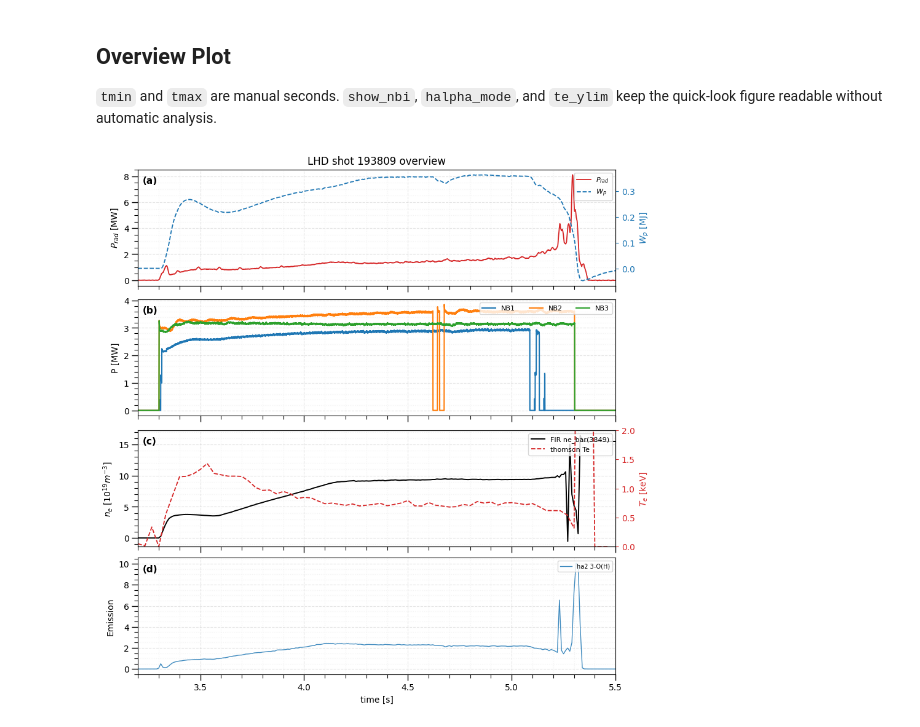
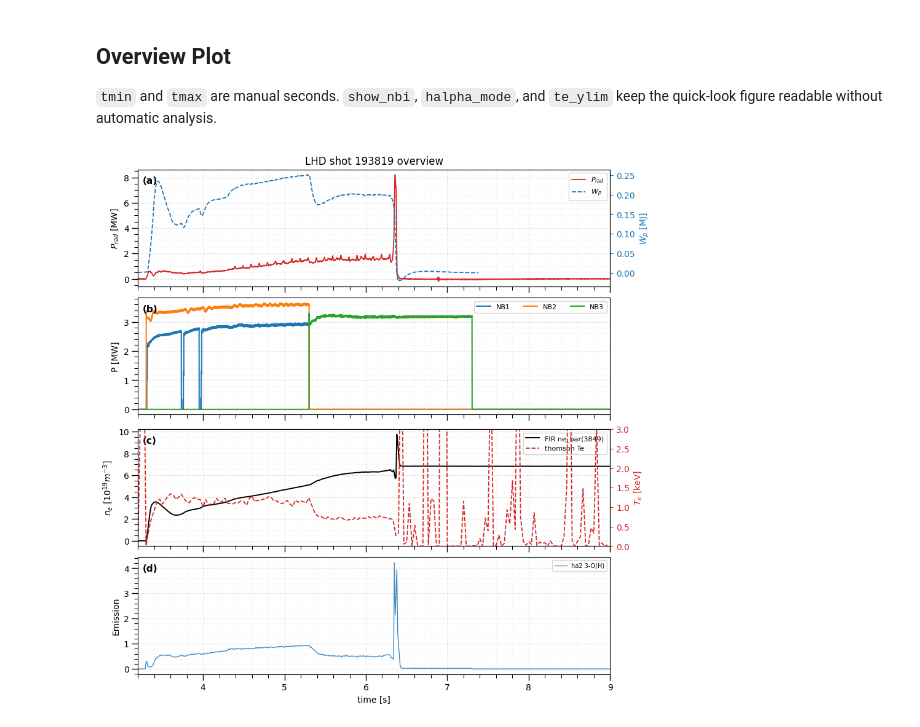
Before and after one commit to queezz/lhd-data, a Jupyter notebook: examples/shot_overview.ipynb, the cells around one changed output. Cells and saved outputs as stored; diff of their text form; code cells hidden in the pictures.

```diff
--- a/examples/shot_overview.ipynb
+++ b/examples/shot_overview.ipynb
@@ -45,13 +45,13 @@ thomson:
 `tmin` and `tmax` are manual seconds. `show_nbi`, `halpha_mode`, and `te_ylim` keep the quick-look figure readable without automatic analysis.
 # %%
 fig, axes = plot_shot_overview(
-    shot=193809,
+    shot=SHOT,
     cache_dir=CACHE_DIR,
     tmin=3.2,
-    tmax=5.5,
+    tmax=9,
     show_nbi=[1, 2, 3],
     halpha_mode="default",
-    te_ylim=(0, 2),
+    te_ylim=(0, 3),
 )
 # %% [output]
-[figure, old version]
+[figure, new version]
```
Also changed, not shown: parts of 2 cells of this notebook, 1 other file.
